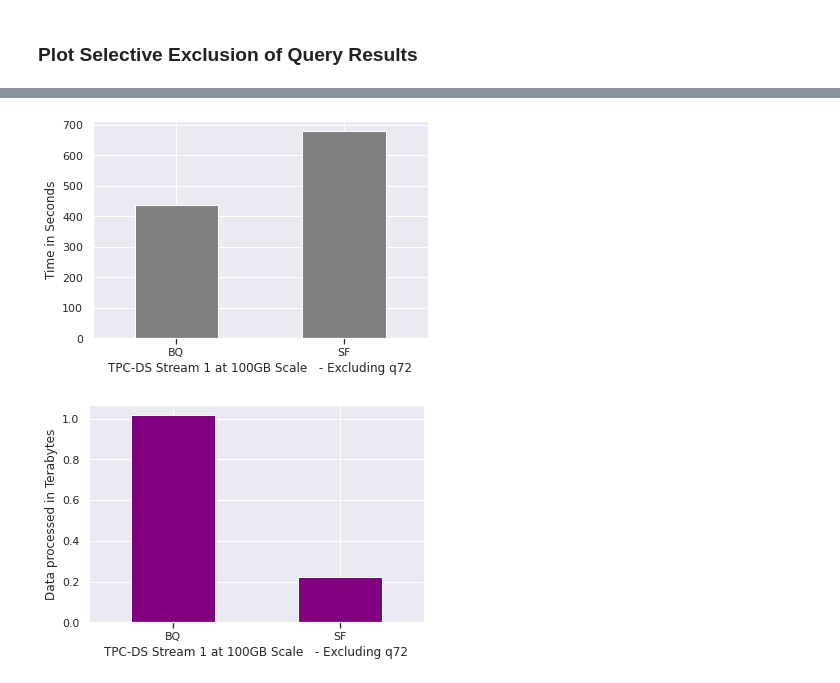
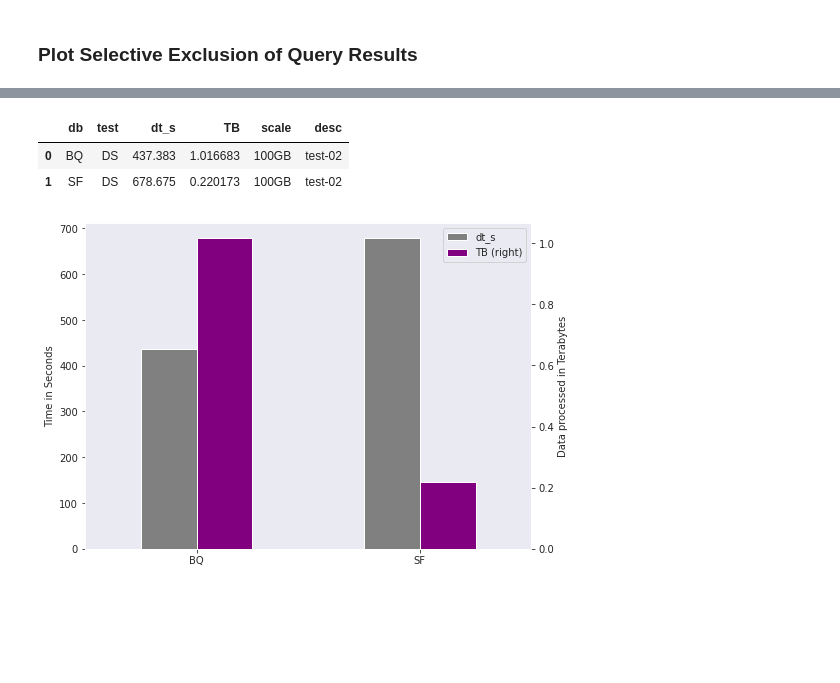
Before and after one commit to davidkhala/tpc_benchmark, a Jupyter notebook: NB_07_summary.ipynb, the cells around one changed output, grey strips where cells are left out. Cells and saved outputs as stored; diff of their text form; code cells hidden in the pictures; blank space fills up the shorter version.

```diff
--- a/NB_07_summary.ipynb
+++ b/NB_07_summary.ipynb
@@ -90,8 +79,11 @@ df_summary_n72
-# %%
-summary.plot_total_time(df_summary_n72, suffix=" - Excluding q72");
-# %% [output]
-[figure, removed]
-# %%
-summary.plot_total_bytes(df_summary_n72, suffix=" - Excluding q72");
-# %% [output]
-[figure, removed]
+# %%
+df_total_n72 = r.total(drop=[72], suffix="excluding-q72")
+df_total_n72
+# %% [output]
+|  | db | test | dt_s | TB | scale | desc |
+| 0 | BQ | DS | 437.383 | 1.016683 | 100GB | test-02 |
+| 1 | SF | DS | 678.675 | 0.220173 | 100GB | test-02 |
+# %%
+r.plot_total_time_bytes(df_total_n72, suffix="excluding-q72");
+# %% [output]
+[figure, added]
```
Also changed, not shown: parts of 18 cells of this notebook, 2 other files.
